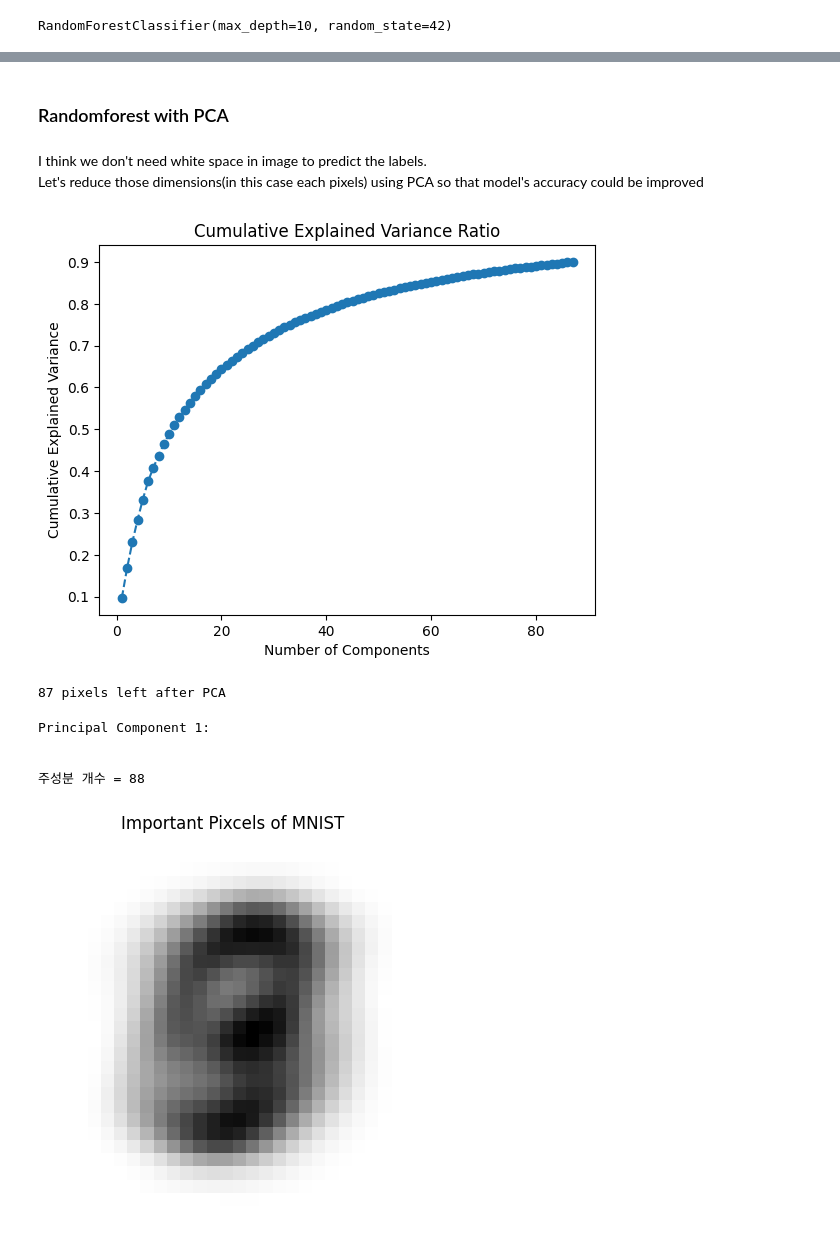
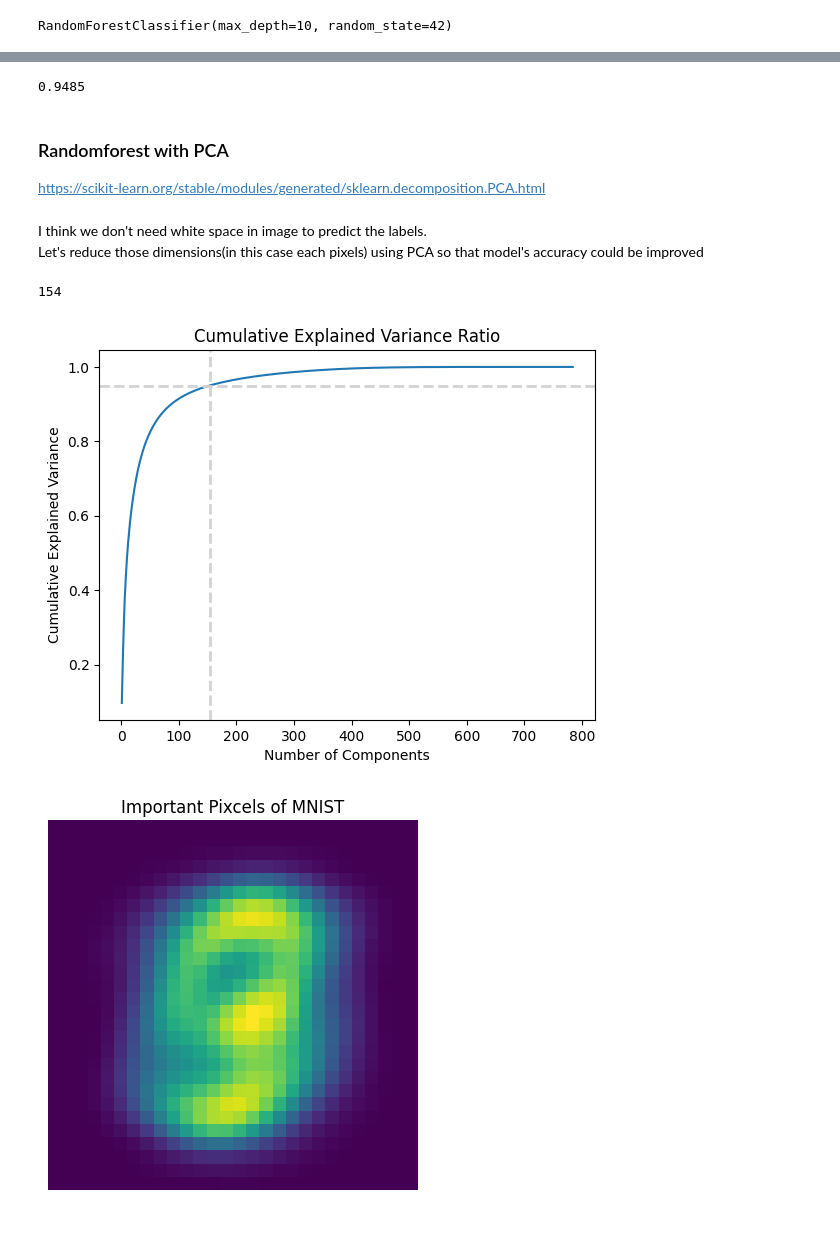
Before and after one commit to Pippeloo/DataScience-Paper, a Jupyter notebook: P3-Delivarable/mnist/minst-pca-RF.ipynb, the cells around one changed output, grey strips where cells are left out. Saved outputs shown, nothing was run; the diff lists cells and outputs as text; code cells hidden in the pictures.

```diff
--- a/P3-Delivarable/mnist/minst-pca-RF.ipynb
+++ b/P3-Delivarable/mnist/minst-pca-RF.ipynb
@@ -58,6 +57,6 @@ After x_train_flattened.shape: (60000, 784)
 from sklearn.ensemble import RandomForestClassifier
 
 clf = RandomForestClassifier(max_depth=10, random_state=42)
-clf.fit(x_train_flattened, y_train)
+clf.fit(x_train, y_train)
 # %% [output]
 RandomForestClassifier(max_depth=10, random_state=42)
@@ -69,59 +63,49 @@ clf.score(x_test_flattened, y_test)
-# %% [markdown]
-### Randomforest with PCA
+# %%
+clf.score(x_test, y_test)
+# %% [output]
+0.9485
+# %% [markdown]
+### Randomforest with PCA
+
+https://scikit-learn.org/stable/modules/generated/sklearn.decomposition.PCA.html
 # %% [markdown]
 I think we don't need white space in image to predict the labels.
 Let's reduce those dimensions(in this case each pixels) using PCA so that model's accuracy could be improved
 # %%
-from sklearn.datasets import fetch_openml
 from sklearn.decomposition import PCA
 import matplotlib.pyplot as plt
 
 
 # PCA 모델 초기화
-pca = PCA(0.9)  # 주성분 개수를 50개로 설정 (예시용)
+pca = PCA()
 
 # PCA 학습 및 변환
 X_pca = pca.fit_transform(x_train)
 
 # 주성분의 설명된 분산 비율 확인
 explained_var_ratio = pca.explained_variance_ratio_
+
+cumsum = np.cumsum(pca.explained_variance_ratio_)
+d = np.argmax(cumsum >= 0.95) + 1
+print(d)
+# %% [output]
+154
 # %%
 # 주성분들의 설명된 분산 비율 확인 (설명된 분산 비율이 높은 순서대로)
 
-plt.plot(range(1, len(explained_var_ratio) + 1), explained_var_ratio.cumsum(), marker='o', linestyle='--')
+plt.plot(range(1, len(explained_var_ratio) + 1), explained_var_ratio.cumsum())
+plt.axvline(154, 0, 1, color='lightgray', linestyle='--', linewidth=2)
+plt.axhline(0.95, 0, 800, color='lightgray', linestyle='--', linewidth=2)
 plt.xlabel('Number of Components')
 plt.ylabel('Cumulative Explained Variance')
 plt.title('Cumulative Explained Variance Ratio')
 plt.show()
 # %% [output]
-[figure, old version]
+[figure, new version]
-# %%
-print(f"{len(X_pca[0])} pixels left after PCA")
-
-# We can explain mnist dataset with only 87 pixels!!
-# %% [output]
-87 pixels left after PCA
-# %%
-# 주성분들이 어떤 원본 변수들의 조합으로 이루어졌는지 확인
-cnt=0
-for i in range(1):  # 처음 5개 주성분만 확인 (예시용)
-    print(f"Principal Component {i+1}:")
-    for j, (weight, pixel) in enumerate(zip(pca.components_[i], range(28*28))):
-        if weight > 0.065:
-            # print(f"Pixel {pixel}: {weight:.4f}")
-            cnt+=1
-    print("\n")
-
-print("주성분 개수 =", cnt)
-# %% [output]
-Principal Component 1:
-
-
-주성분 개수 = 88
 # %%
-plt.imshow(pca.mean_.reshape(28, 28), cmap="binary", interpolation="nearest")
+plt.imshow(pca.mean_.reshape(28, 28),  interpolation="nearest")
 plt.axis('off')
 plt.title("Important Pixcels of MNIST", fontsize=12)
 plt.show()
 # %% [output]
-[figure, old version]
+[figure, new version]
```
Also changed, not shown: parts of 13 cells of this notebook.
